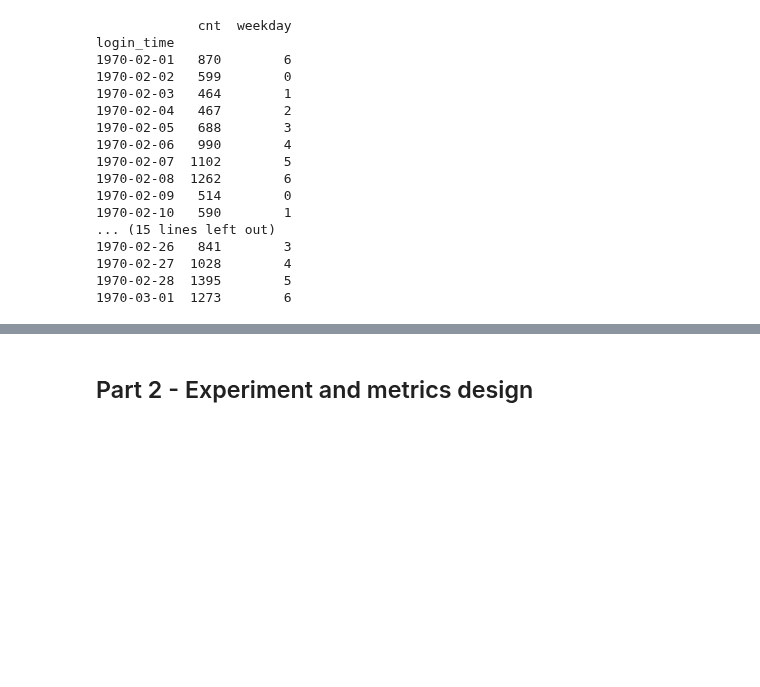
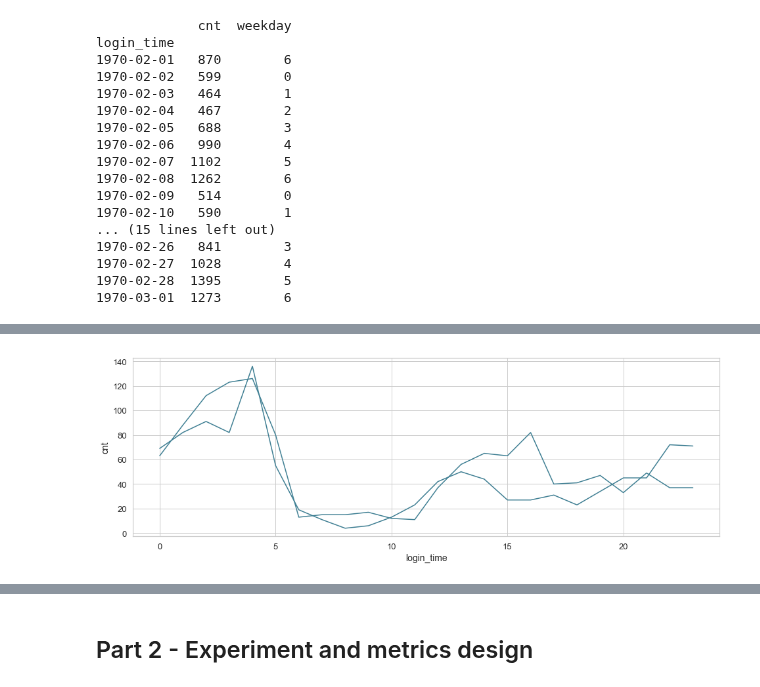
Before and after one commit to nicolechao/springboard-data-science, a Jupyter notebook: Mini Projects and Exercises/Rider Retension Prediction/analysis.ipynb, the cells around one changed output, grey strips where cells are left out. Cells and saved outputs as stored; diff of their text form; code cells hidden in the pictures; blank space fills up the shorter version.

```diff
--- a/Mini Projects and Exercises/Rider Retension Prediction/analysis.ipynb
+++ b/Mini Projects and Exercises/Rider Retension Prediction/analysis.ipynb
@@ -199,0 +227,5 @@ Yes the login count appears to be higher on Friday and weekends and lower from M
+# %%
+df_login_mon_to_thur = df_login['1970-02-07': '1970-02-08']
+plot_cnt_per_hour(df_login_mon_to_thur)
+# %% [output]
+[figure, added]
```
Also changed, not shown: parts of 11 cells of this notebook.
